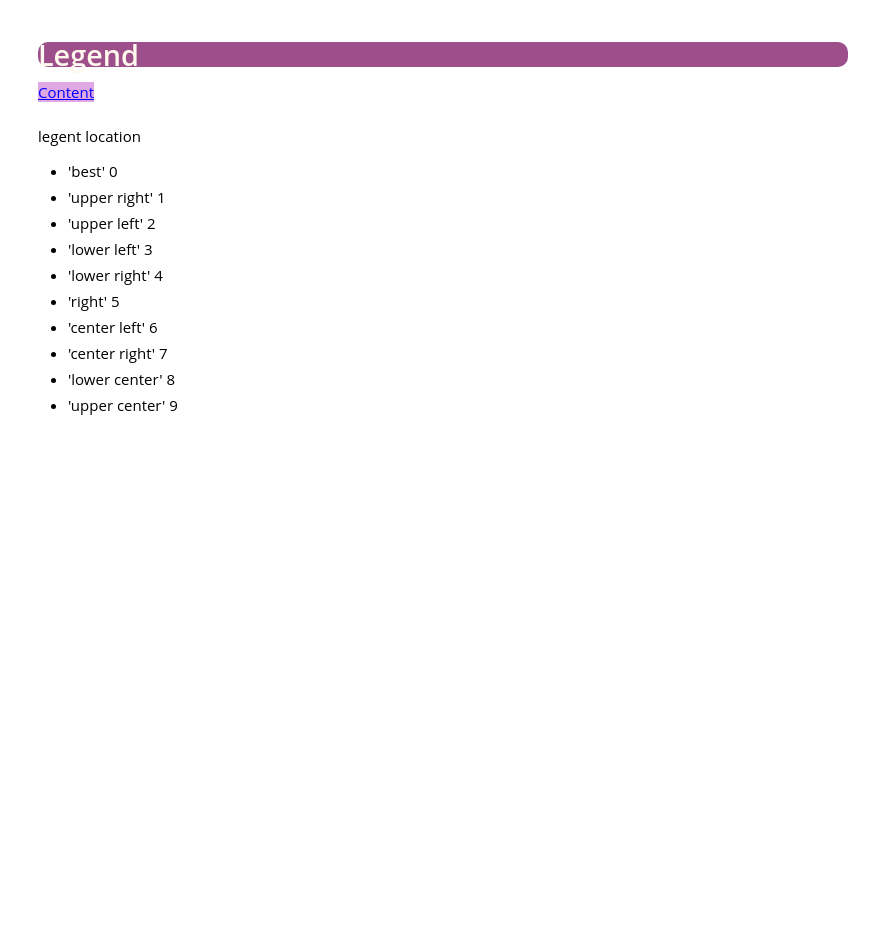
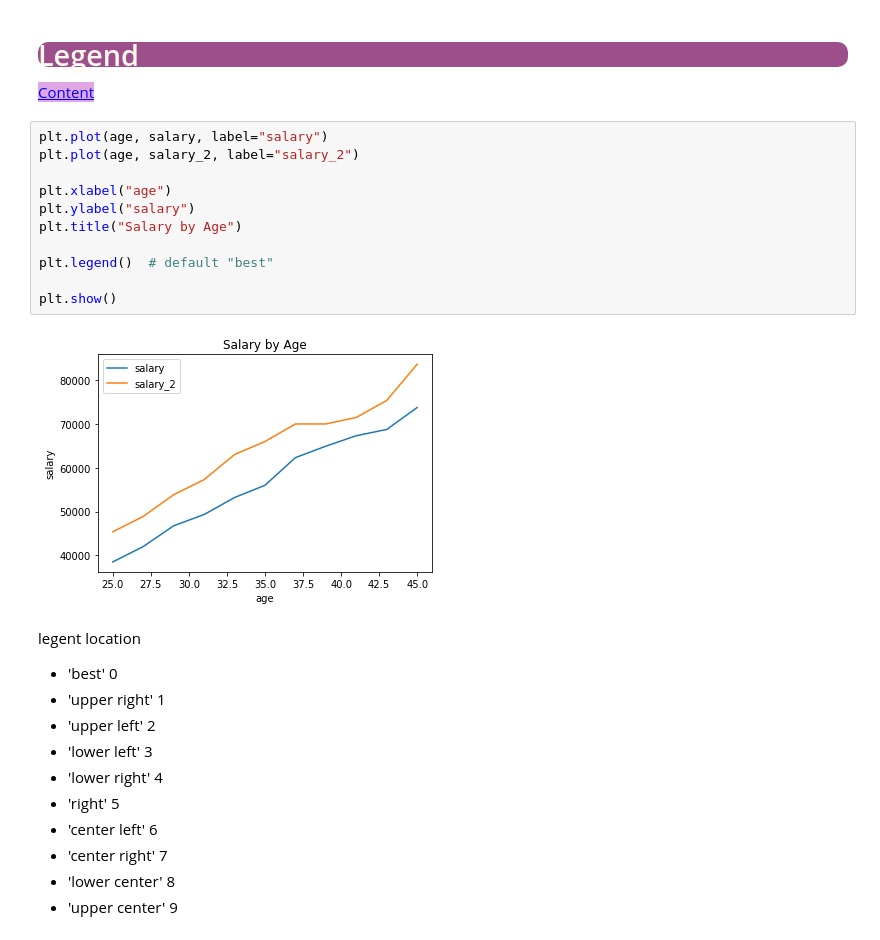
Before and after one commit to D1290-Ali/Data-Science, a Jupyter notebook: DVwPY/Sessions/1_DVwPy_S1_Matplotlib_Empty_Notebook_02_02_2022_Session1.ipynb, the cells around one changed output. Drawn from its saved outputs; the diff is of its cells as text; blank space fills up the shorter version.

```diff
--- a/DVwPY/Sessions/1_DVwPy_S1_Matplotlib_Empty_Notebook_02_02_2022_Session1.ipynb
+++ b/DVwPY/Sessions/1_DVwPy_S1_Matplotlib_Empty_Notebook_02_02_2022_Session1.ipynb
@@ -557,6 +578,19 @@ plt.show()
 <a id="9.2"></a>
 <a href="#toc" class="btn btn-primary btn-sm" role="button" aria-pressed="true"
 style="color:blue; background-color:#dfa8e4" data-toggle="popover">Content</a>
+# %%
+plt.plot(age, salary, label="salary")
+plt.plot(age, salary_2, label="salary_2")
+
+plt.xlabel("age")
+plt.ylabel("salary")
+plt.title("Salary by Age")
+
+plt.legend()  # default "best"
+
+plt.show()
+# %% [output]
+[figure, added]
 # %% [markdown]
 legent location
 
```
Also changed, not shown: parts of 8 cells of this notebook.
